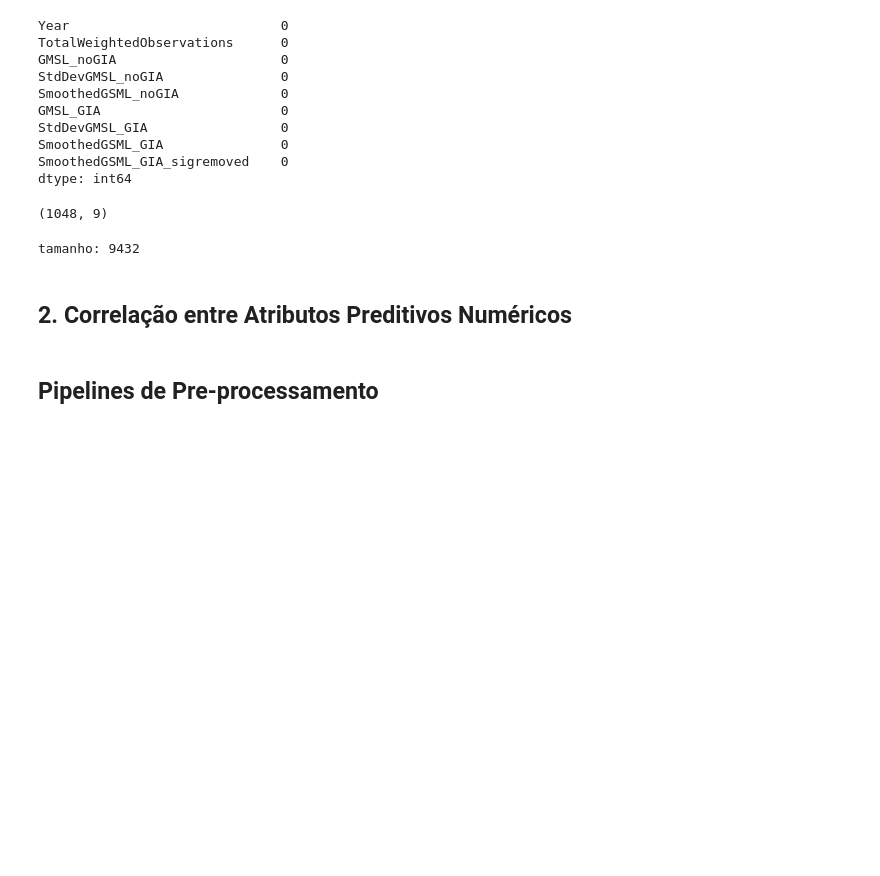
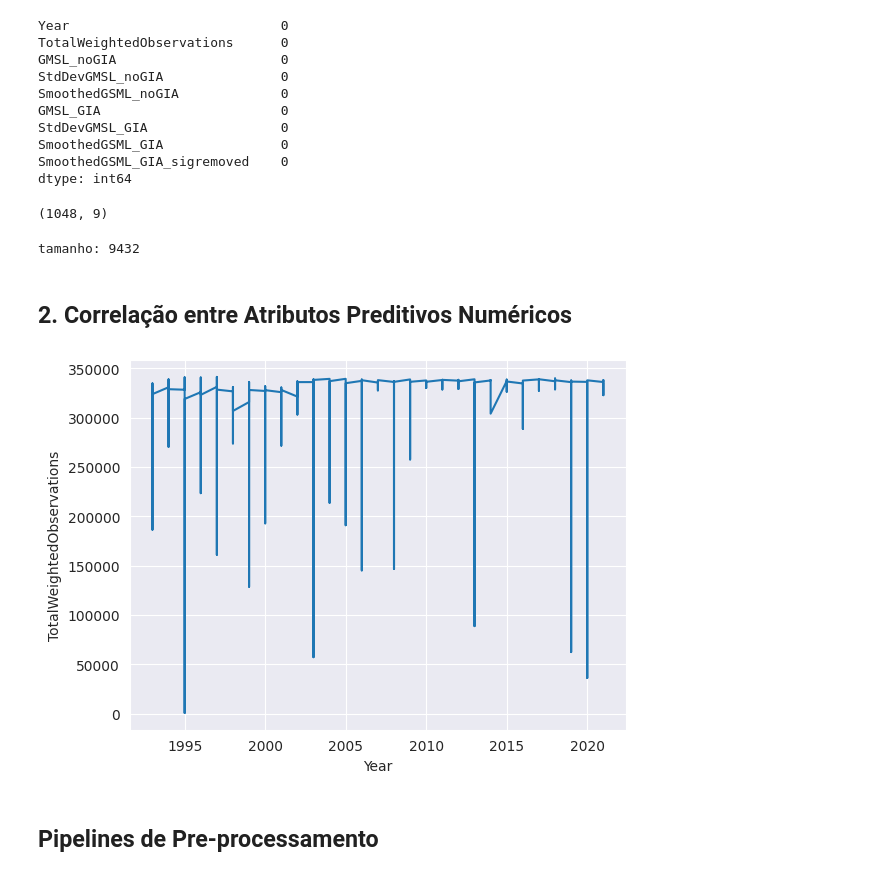
Before and after one commit to castrokelly/eEDB-001-2023-4, a Jupyter notebook: Cidades_Submersas.ipynb, the cells around one changed output. Drawn from its saved outputs; the diff is of its cells as text; code cells hidden in the pictures; blank space fills up the shorter version.

```diff
--- a/Cidades_Submersas.ipynb
+++ b/Cidades_Submersas.ipynb
@@ -140,5 +140,15 @@ print("tamanho:",df.size)
 tamanho: 9432
 # %% [markdown]
 ## 2. Correlação entre Atributos Preditivos Numéricos
+# %%
+year = df['Year']
+two = df['TotalWeightedObservations']
+plt.plot(year,two)
+plt.xlabel('Year')
+plt.ylabel('TotalWeightedObservations')
+
+plt.show()
+# %% [output]
+[figure, added]
 # %% [markdown]
 ## Pipelines de Pre-processamento
```
